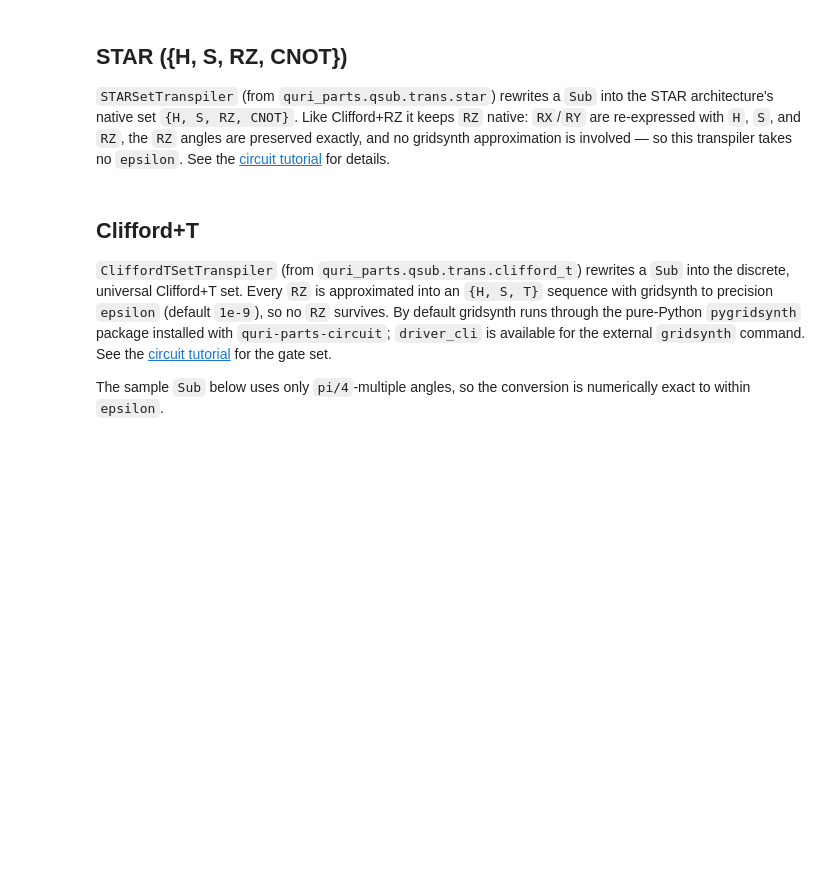
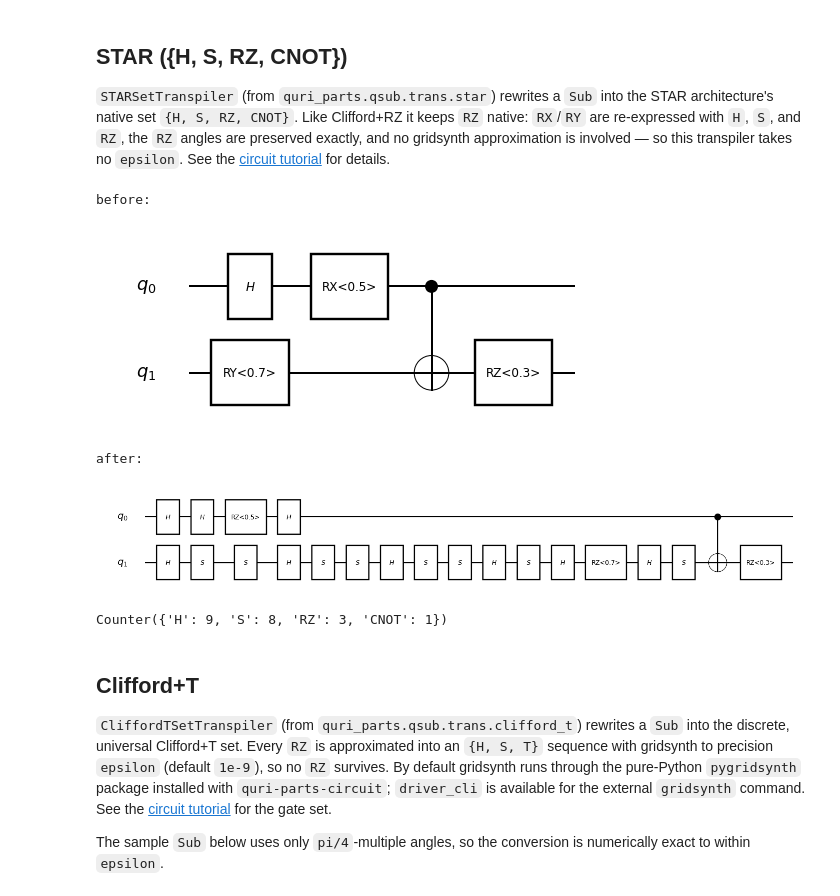
Before and after one commit to QunaSys/quri-sdk, a Jupyter notebook: docs/source/docs/tutorials/quri-parts/transpiler.ipynb, the cells around one changed output. Cells and saved outputs as stored; diff of their text form; code cells hidden in the pictures; blank space fills up the shorter version.

```diff
--- a/docs/source/docs/tutorials/quri-parts/transpiler.ipynb
+++ b/docs/source/docs/tutorials/quri-parts/transpiler.ipynb
@@ -56,17 +72,25 @@ print(gate_histogram(transpiled, CliffordRZ))
 # %%
 from quri_parts.qsub.trans.star import STARSetTranspiler
 
 b = SubBuilder(2)
 q0, q1 = b.qubits
 b.add_op(H, (q0,))
 b.add_op(RX(0.5), (q0,))
 b.add_op(RY(0.7), (q1,))
 b.add_op(CNOT, (q0, q1))
 b.add_op(RZ(0.3), (q1,))
 sub = b.build()
 
 transpiled = STARSetTranspiler()(sub)
-print(gate_histogram(transpiled, (std.H, std.S, std.RZ, std.CNOT)))
+compiled = compile_sub(transpiled, (std.H, std.S, std.RZ, std.CNOT))
+draw_before_after(sub, compiled)
+print(gate_histogram(compiled))
+# %% [output]
+before:
+[figure, added]
+after:
+[figure, added]
+Counter({'H': 9, 'S': 8, 'RZ': 3, 'CNOT': 1})
 # %% [markdown]
 ## Clifford+T
 
```
Also changed, not shown: parts of 10 cells of this notebook.
